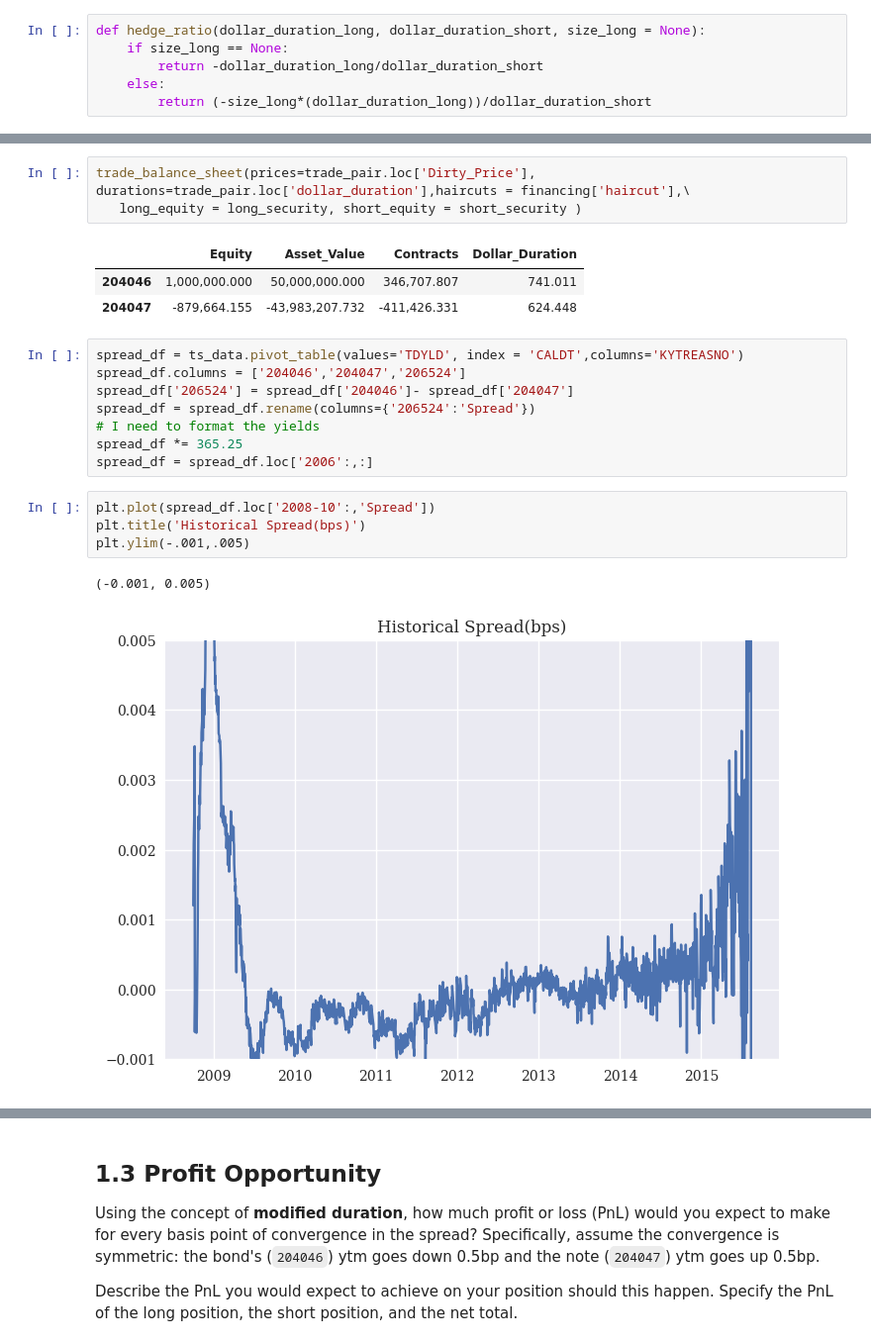
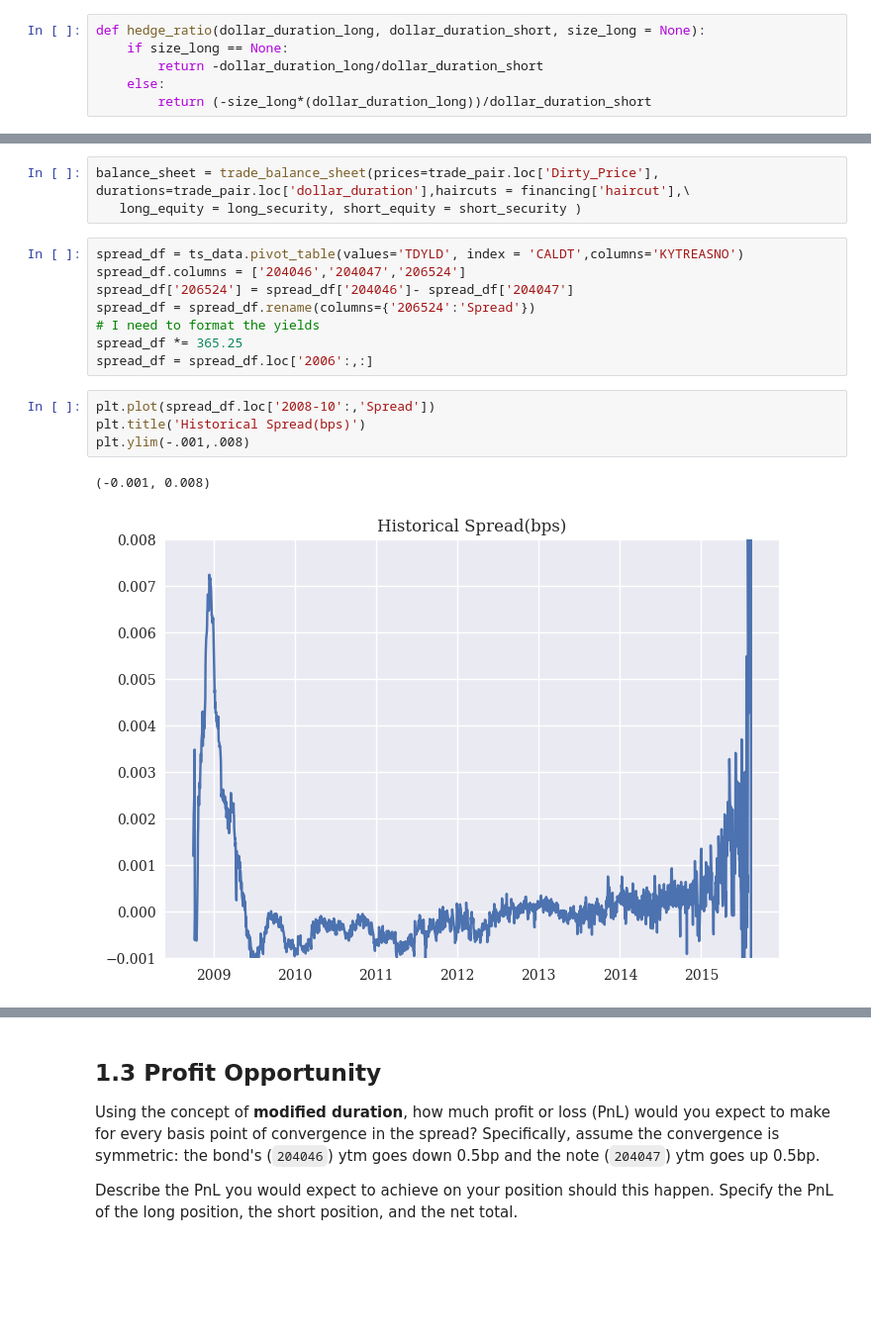
Before and after one commit to dcstein22/finm-fixedincome-2023, a Jupyter notebook: homework/Homework 2.ipynb, the cells around one changed output, grey strips where cells are left out. Shown at 99% size. Saved outputs shown, nothing was run; the diff lists cells and outputs as text; blank space fills up the shorter version.

```diff
--- a/homework/Homework 2.ipynb
+++ b/homework/Homework 2.ipynb
@@ -175,10 +178,6 @@ financing
 # %%
-trade_balance_sheet(prices=trade_pair.loc['Dirty_Price'], durations=trade_pair.loc['dollar_duration'],haircuts = financing['haircut'],\
+balance_sheet = trade_balance_sheet(prices=trade_pair.loc['Dirty_Price'], durations=trade_pair.loc['dollar_duration'],haircuts = financing['haircut'],\
    long_equity = long_security, short_equity = short_security )
-# %% [output]
-|  | Equity | Asset_Value | Contracts | Dollar_Duration |
-| 204046 | 1,000,000.000 | 50,000,000.000 | 346,707.807 | 741.011 |
-| 204047 | -879,664.155 | -43,983,207.732 | -411,426.331 | 624.448 |
 # %%
 spread_df = ts_data.pivot_table(values='TDYLD', index = 'CALDT',columns='KYTREASNO')
 spread_df.columns = ['204046','204047','206524']
@@ -190,10 +189,10 @@ spread_df = spread_df.loc['2006':,:]
 # %%
 plt.plot(spread_df.loc['2008-10':,'Spread'])
 plt.title('Historical Spread(bps)')
-plt.ylim(-.001,.005)
+plt.ylim(-.001,.008)
 # %% [output]
-(-0.001, 0.005)
+(-0.001, 0.008)
-[figure, old version]
+[figure, new version]
 # %%
 (spread_df*100).describe()
 # %% [output]
```
Also changed, not shown: parts of 47 cells of this notebook, 5 other files.
